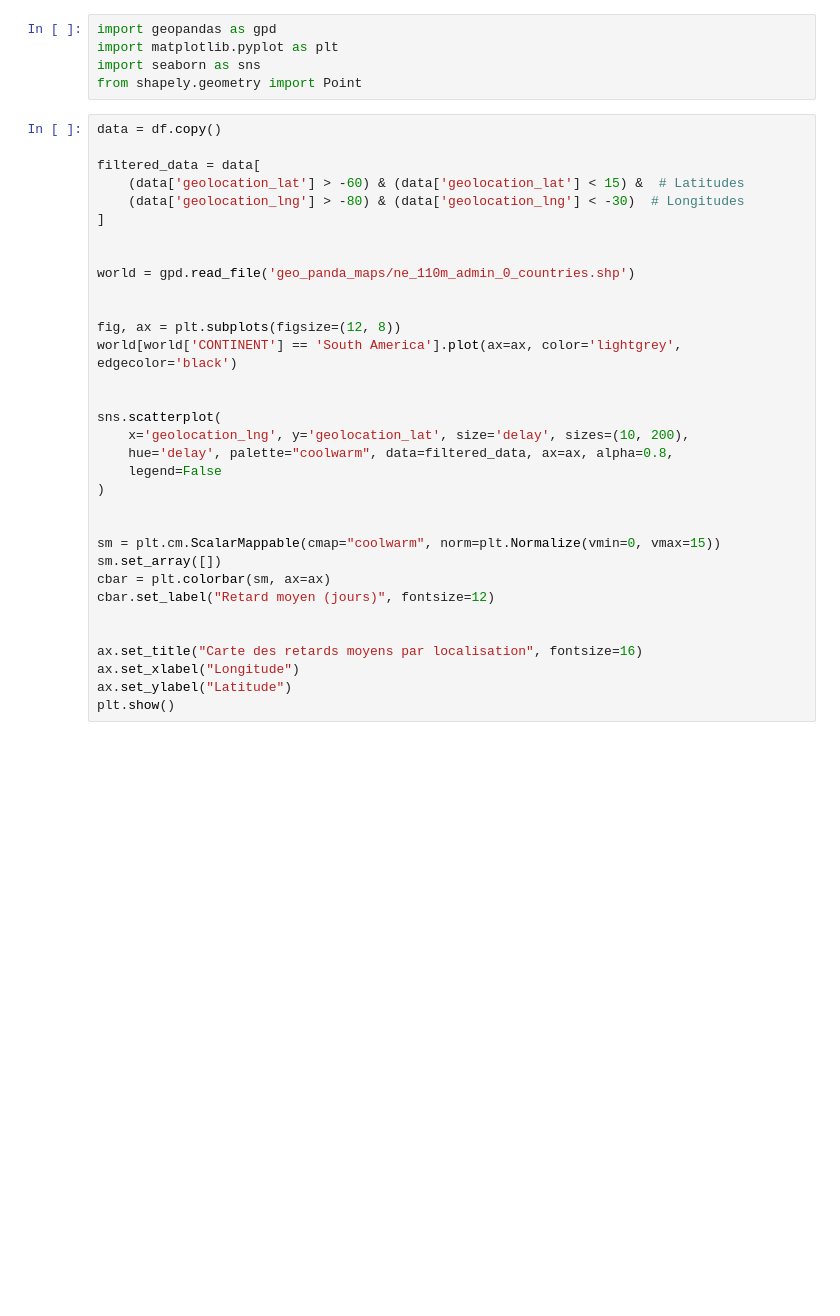
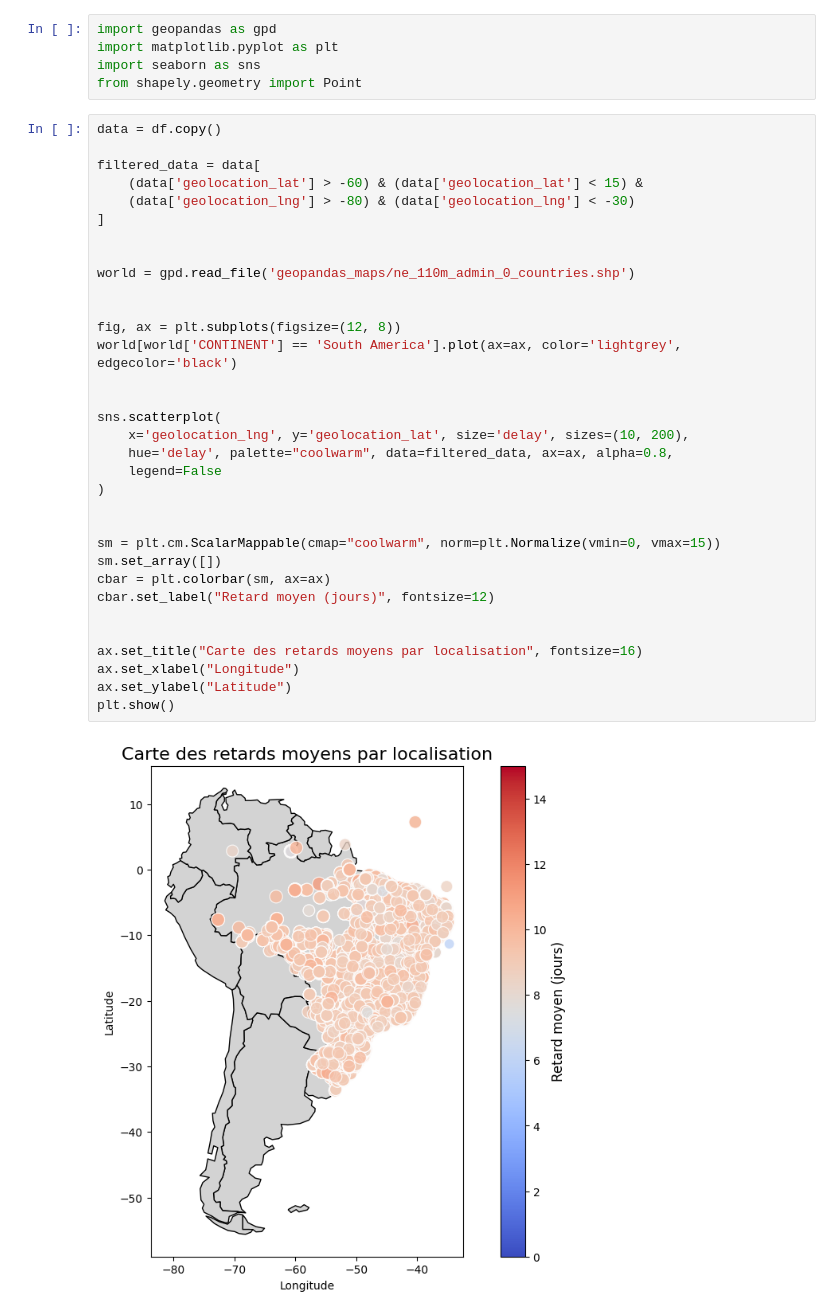
Before and after one commit to Aucorre/projet_filrouge_M1, a Jupyter notebook: deliveries.ipynb, the cells around one changed output. Drawn from its saved outputs; the diff is of its cells as text; blank space fills up the shorter version.

```diff
--- a/deliveries.ipynb
+++ b/deliveries.ipynb
@@ -25,33 +38,35 @@ from shapely.geometry import Point
 # %%
 data = df.copy()
 
 filtered_data = data[
-    (data['geolocation_lat'] > -60) & (data['geolocation_lat'] < 15) &  # Latitudes
-    (data['geolocation_lng'] > -80) & (data['geolocation_lng'] < -30)  # Longitudes
+    (data['geolocation_lat'] > -60) & (data['geolocation_lat'] < 15) &
+    (data['geolocation_lng'] > -80) & (data['geolocation_lng'] < -30)
 ]
 
 
-world = gpd.read_file('geo_panda_maps/ne_110m_admin_0_countries.shp')
+world = gpd.read_file('geopandas_maps/ne_110m_admin_0_countries.shp')
 
 
 fig, ax = plt.subplots(figsize=(12, 8))
 world[world['CONTINENT'] == 'South America'].plot(ax=ax, color='lightgrey', edgecolor='black')
 
 
 sns.scatterplot(
     x='geolocation_lng', y='geolocation_lat', size='delay', sizes=(10, 200),
     hue='delay', palette="coolwarm", data=filtered_data, ax=ax, alpha=0.8,
     legend=False
 )
 
 
 sm = plt.cm.ScalarMappable(cmap="coolwarm", norm=plt.Normalize(vmin=0, vmax=15))
 sm.set_array([])
 cbar = plt.colorbar(sm, ax=ax)
 cbar.set_label("Retard moyen (jours)", fontsize=12)
 
 
 ax.set_title("Carte des retards moyens par localisation", fontsize=16)
 ax.set_xlabel("Longitude")
 ax.set_ylabel("Latitude")
 plt.show()
+# %% [output]
+[figure, added]
```
Also changed, not shown: parts of 4 cells of this notebook, 2 other files.
